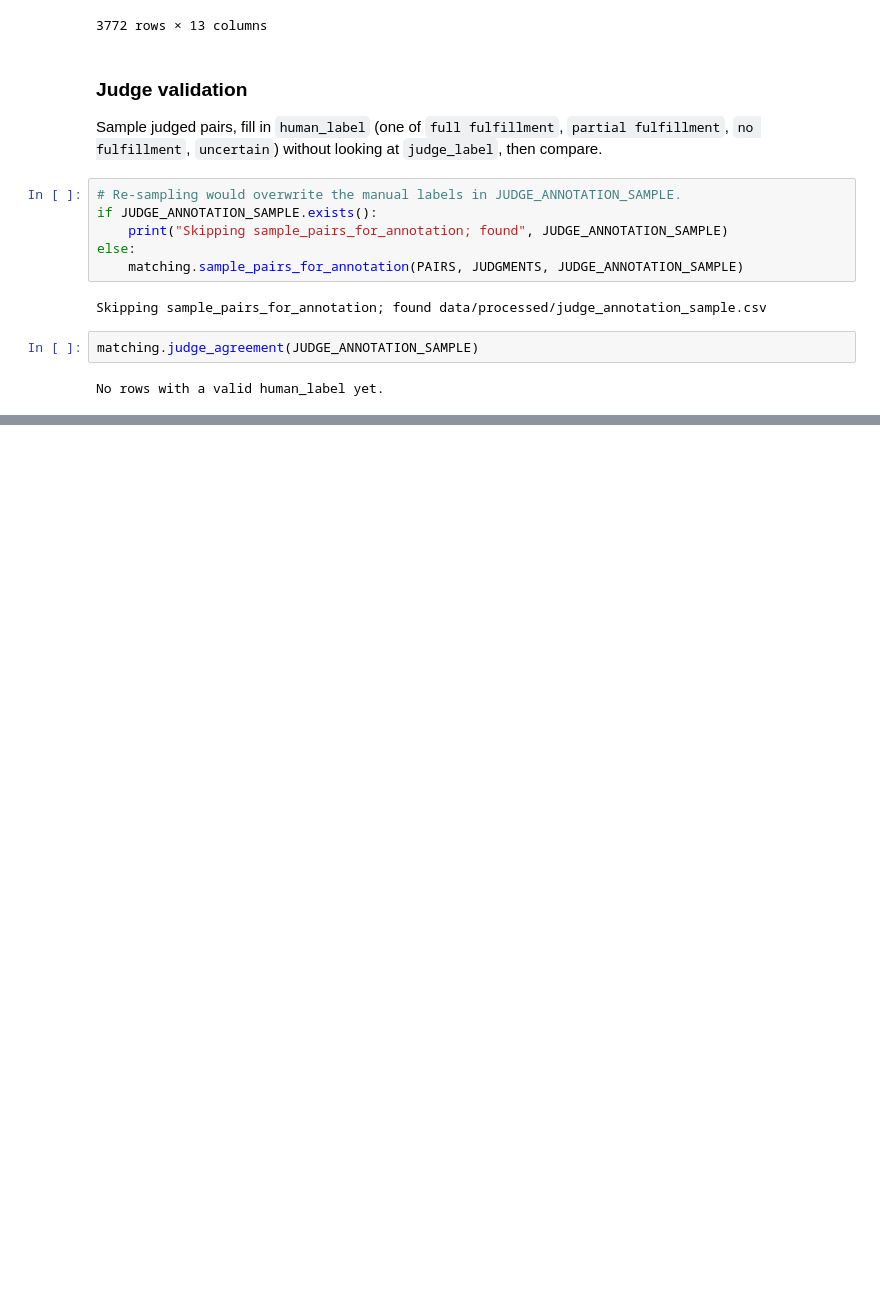
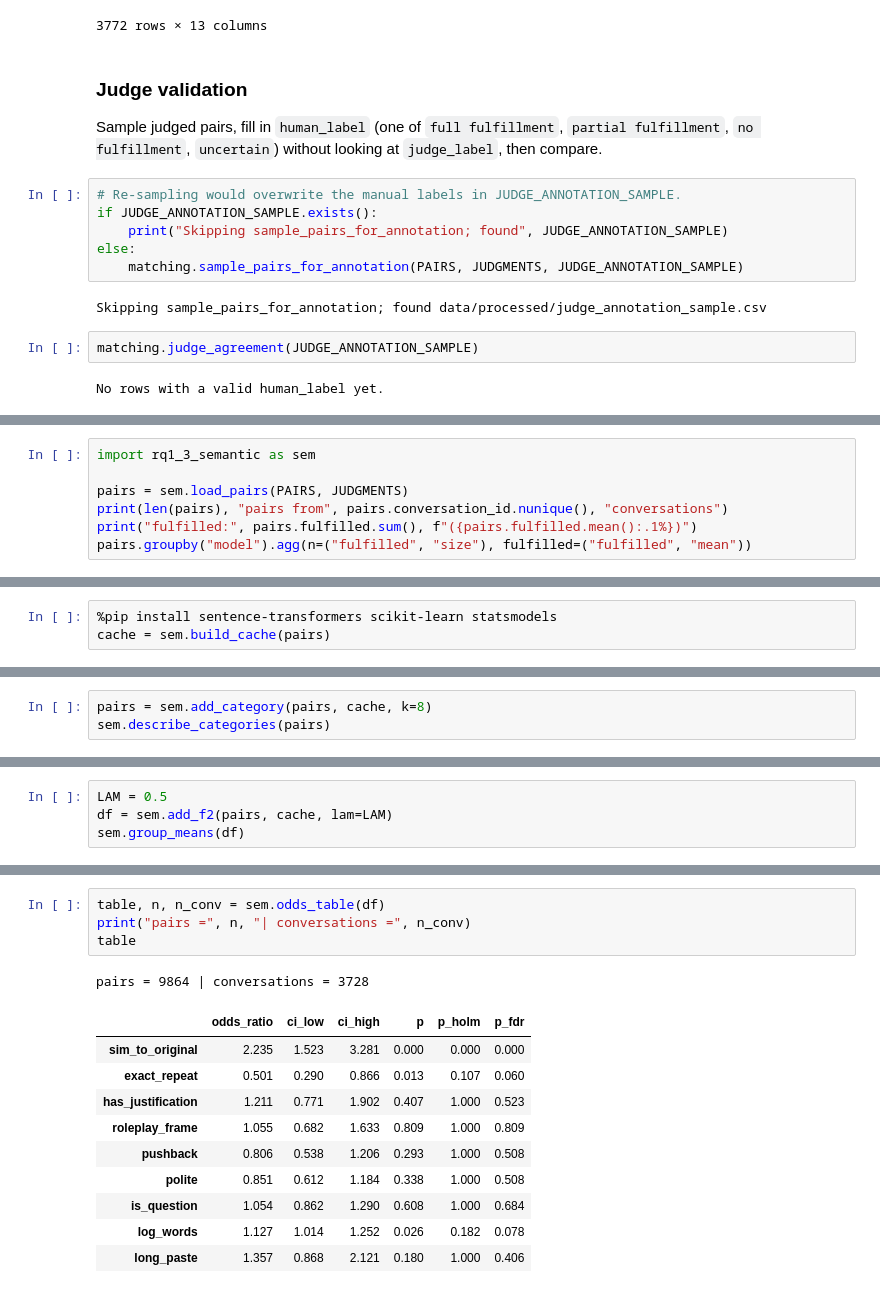
Before and after one commit to emilyho14/CS598_ComputationalSocialScience, a Jupyter notebook: pipeline.ipynb, the cells around one changed output, grey strips where cells are left out. Saved outputs shown, nothing was run; the diff lists cells and outputs as text; blank space fills up the shorter version.

Commit message:
Update Semantic analysis code

```diff
--- a/pipeline.ipynb
+++ b/pipeline.ipynb
@@ -467,0 +250,7 @@ pd.DataFrame(cols, index=use)
+# %%
+import rq1_3_semantic as sem
+
+pairs = sem.load_pairs(PAIRS, JUDGMENTS)
+print(len(pairs), "pairs from", pairs.conversation_id.nunique(), "conversations")
+print("fulfilled:", pairs.fulfilled.sum(), f"({pairs.fulfilled.mean():.1%})")
+pairs.groupby("model").agg(n=("fulfilled", "size"), fulfilled=("fulfilled", "mean"))
@@ -467,0 +271,3 @@ pd.DataFrame(cols, index=use)
+# %%
+%pip install sentence-transformers scikit-learn statsmodels
+cache = sem.build_cache(pairs)
@@ -467,0 +296,3 @@ pd.DataFrame(cols, index=use)
+# %%
+pairs = sem.add_category(pairs, cache, k=8)
+sem.describe_categories(pairs)
@@ -467,0 +302,4 @@ pd.DataFrame(cols, index=use)
+# %%
+LAM = 0.5
+df = sem.add_f2(pairs, cache, lam=LAM)
+sem.group_means(df)
@@ -467,0 +320,16 @@ pd.DataFrame(cols, index=use)
+# %%
+table, n, n_conv = sem.odds_table(df)
+print("pairs =", n, "| conversations =", n_conv)
+table
+# %% [output]
+pairs = 9864 | conversations = 3728
+|  | odds_ratio | ci_low | ci_high | p | p_holm | p_fdr |
+| sim_to_original | 2.235 | 1.523 | 3.281 | 0.000 | 0.000 | 0.000 |
+| exact_repeat | 0.501 | 0.290 | 0.866 | 0.013 | 0.107 | 0.060 |
+| has_justification | 1.211 | 0.771 | 1.902 | 0.407 | 1.000 | 0.523 |
+| roleplay_frame | 1.055 | 0.682 | 1.633 | 0.809 | 1.000 | 0.809 |
+| pushback | 0.806 | 0.538 | 1.206 | 0.293 | 1.000 | 0.508 |
+| polite | 0.851 | 0.612 | 1.184 | 0.338 | 1.000 | 0.508 |
+| is_question | 1.054 | 0.862 | 1.290 | 0.608 | 1.000 | 0.684 |
+| log_words | 1.127 | 1.014 | 1.252 | 0.026 | 0.182 | 0.078 |
+| long_paste | 1.357 | 0.868 | 2.121 | 0.180 | 1.000 | 0.406 |
```
Also changed, not shown: parts of 30 cells of this notebook, 3 other files.
